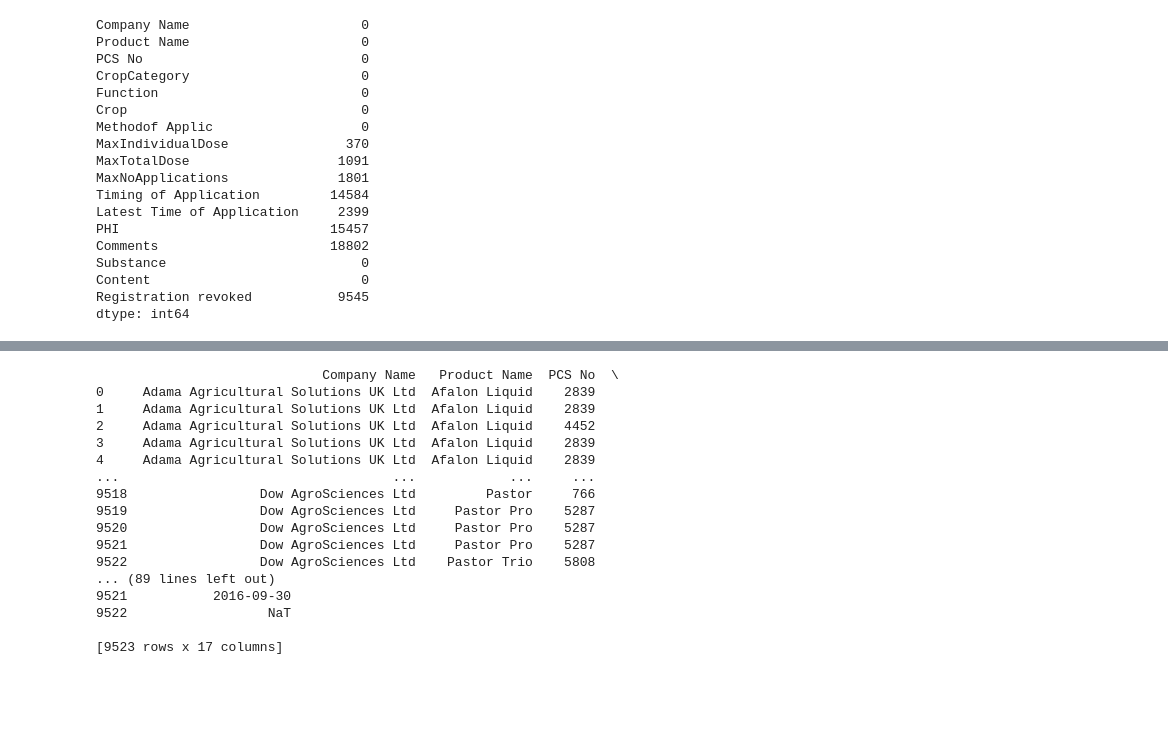
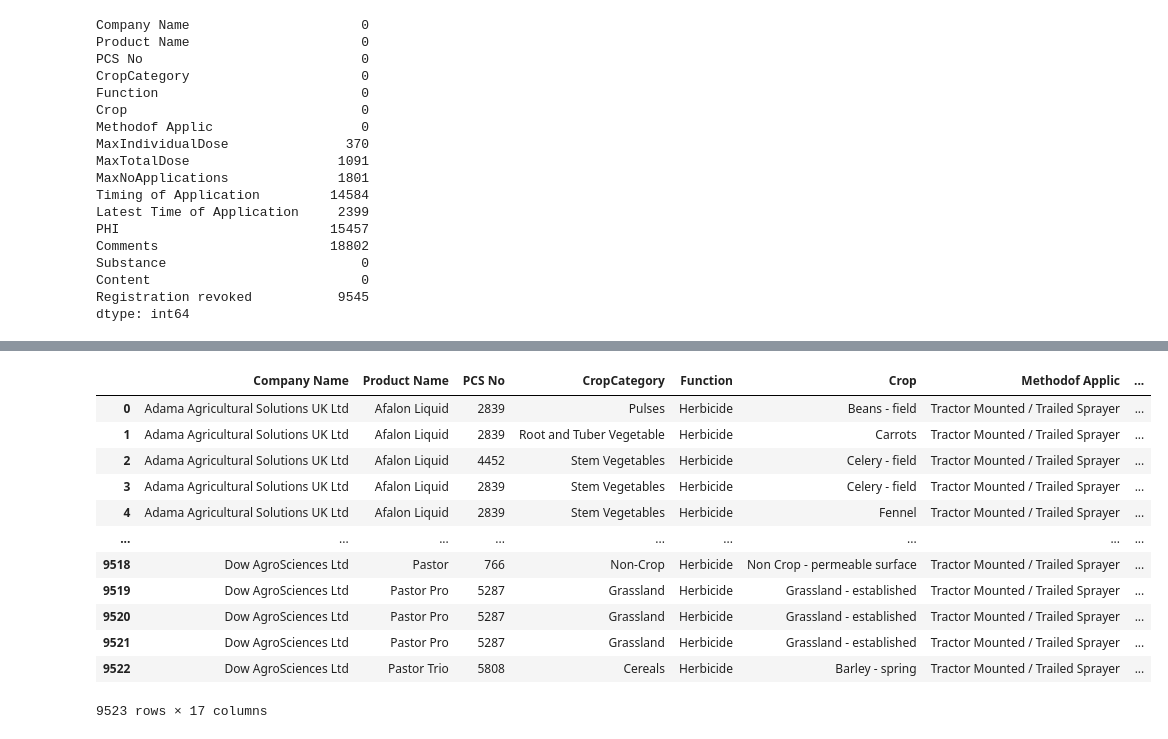
Before and after one commit to Ek1mBr0/PPP_Data_Project, a Jupyter notebook: PPP_Data_Project.ipynb, the cells around one changed output, grey strips where cells are left out. Saved outputs shown, nothing was run; the diff lists cells and outputs as text; code cells hidden in the pictures; blank space fills up the shorter version.

```diff
--- a/PPP_Data_Project.ipynb
+++ b/PPP_Data_Project.ipynb
@@ -165,20 +151,16 @@ Revoked = PPP_Data.iloc[0:9523]
-# %%
-print(Revoked)
-# %% [output]
-                             Company Name   Product Name  PCS No  \
-0     Adama Agricultural Solutions UK Ltd  Afalon Liquid    2839
-1     Adama Agricultural Solutions UK Ltd  Afalon Liquid    2839
-2     Adama Agricultural Solutions UK Ltd  Afalon Liquid    4452
-3     Adama Agricultural Solutions UK Ltd  Afalon Liquid    2839
-4     Adama Agricultural Solutions UK Ltd  Afalon Liquid    2839
-...                                   ...            ...     ...
-9518                 Dow AgroSciences Ltd         Pastor     766
-9519                 Dow AgroSciences Ltd     Pastor Pro    5287
-9520                 Dow AgroSciences Ltd     Pastor Pro    5287
-9521                 Dow AgroSciences Ltd     Pastor Pro    5287
-9522                 Dow AgroSciences Ltd    Pastor Trio    5808
-... (89 lines left out)
-9521           2016-09-30
-9522                  NaT
-
-[9523 rows x 17 columns]
+# %%
+PPP_Data.iloc[0:9523]
+# %% [output]
+|  | Company Name | Product Name | PCS No | CropCategory | Function | Crop | Methodof Applic | ... |
+| 0 | Adama Agricultural Solutions UK Ltd | Afalon Liquid | 2839 | Pulses | Herbicide | Beans - field | Tractor Mounted / Trailed Sprayer | ... |
+| 1 | Adama Agricultural Solutions UK Ltd | Afalon Liquid | 2839 | Root and Tuber Vegetable | Herbicide | Carrots | Tractor Mounted / Trailed Sprayer | ... |
+| 2 | Adama Agricultural Solutions UK Ltd | Afalon Liquid | 4452 | Stem Vegetables | Herbicide | Celery - field | Tractor Mounted / Trailed Sprayer | ... |
+| 3 | Adama Agricultural Solutions UK Ltd | Afalon Liquid | 2839 | Stem Vegetables | Herbicide | Celery - field | Tractor Mounted / Trailed Sprayer | ... |
+| 4 | Adama Agricultural Solutions UK Ltd | Afalon Liquid | 2839 | Stem Vegetables | Herbicide | Fennel | Tractor Mounted / Trailed Sprayer | ... |
+| ... | ... | ... | ... | ... | ... | ... | ... | ... |
+| 9518 | Dow AgroSciences Ltd | Pastor | 766 | Non-Crop | Herbicide | Non Crop - permeable surface | Tractor Mounted / Trailed Sprayer | ... |
+| 9519 | Dow AgroSciences Ltd | Pastor Pro | 5287 | Grassland | Herbicide | Grassland - established | Tractor Mounted / Trailed Sprayer | ... |
+| 9520 | Dow AgroSciences Ltd | Pastor Pro | 5287 | Grassland | Herbicide | Grassland - established | Tractor Mounted / Trailed Sprayer | ... |
+| 9521 | Dow AgroSciences Ltd | Pastor Pro | 5287 | Grassland | Herbicide | Grassland - established | Tractor Mounted / Trailed Sprayer | ... |
+| 9522 | Dow AgroSciences Ltd | Pastor Trio | 5808 | Cereals | Herbicide | Barley - spring | Tractor Mounted / Trailed Sprayer | ... |
+9523 rows × 17 columns
```
Also changed, not shown: parts of 15 cells of this notebook.
